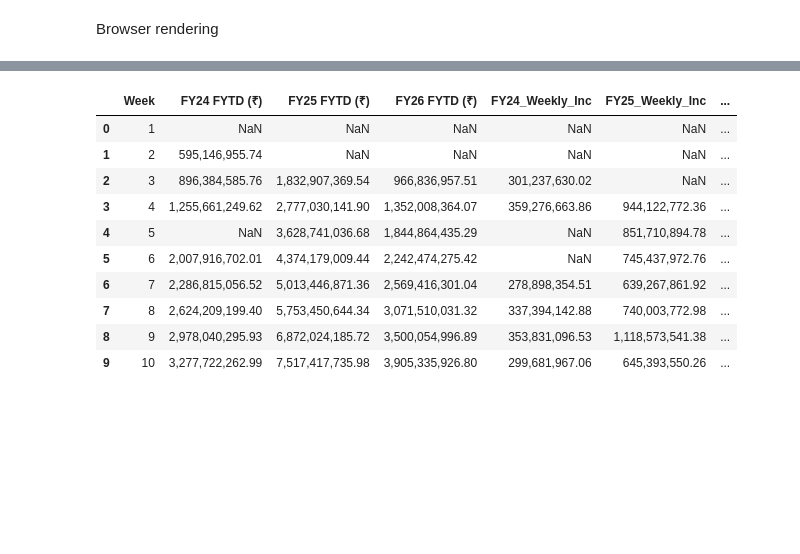
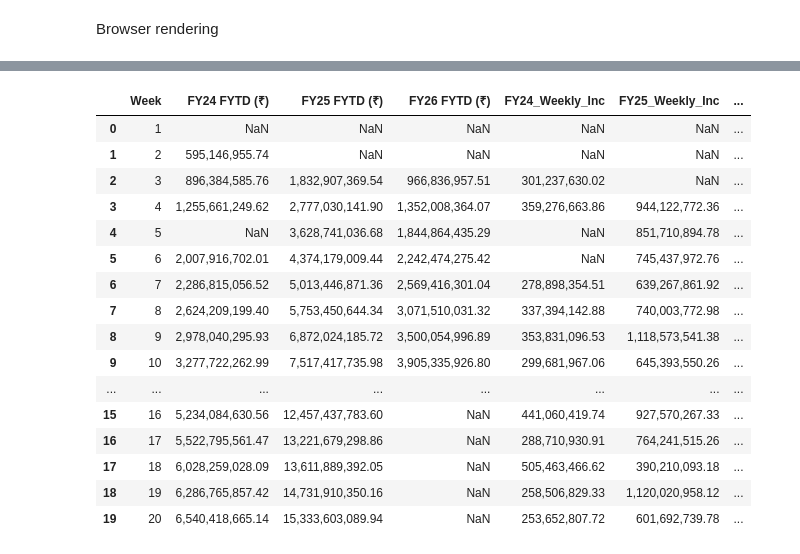
Before and after one commit to twoChar/Revenue-Forecast, a Jupyter notebook: m9.ipynb, the cells around one changed output, grey strips where cells are left out. Drawn from its saved outputs; the diff is of its cells as text; code cells hidden in the pictures; blank space fills up the shorter version.

```diff
--- a/m9.ipynb
+++ b/m9.ipynb
@@ -230,31 +249,37 @@ fig.show()
 # 📈 Weekly Increment from FYTD (same as earlier logic)
 # =========================================================
 
 fytd_table["FY24_Weekly_Inc"] = fytd_table["FY24 FYTD (₹)"].diff()
 fytd_table["FY25_Weekly_Inc"] = fytd_table["FY25 FYTD (₹)"].diff()
 fytd_table["FY26_Weekly_Inc"] = fytd_table["FY26 FYTD (₹)"].diff()
 
 # Handle Week 1 reset (FYTD starts fresh)
 fytd_table.loc[fytd_table["Week"] == 1, [
     "FY24_Weekly_Inc",
     "FY25_Weekly_Inc",
     "FY26_Weekly_Inc"
 ]] = fytd_table.loc[fytd_table["Week"] == 1, [
     "FY24 FYTD (₹)",
     "FY25 FYTD (₹)",
     "FY26 FYTD (₹)"
 ]]
 
-fytd_table.head(10)
+fytd_table.head(20)
 # %% [output]
 |  | Week | FY24 FYTD (₹) | FY25 FYTD (₹) | FY26 FYTD (₹) | FY24_Weekly_Inc | FY25_Weekly_Inc | ... |
 | 0 | 1 | NaN | NaN | NaN | NaN | NaN | ... |
 | 1 | 2 | 595,146,955.74 | NaN | NaN | NaN | NaN | ... |
 | 2 | 3 | 896,384,585.76 | 1,832,907,369.54 | 966,836,957.51 | 301,237,630.02 | NaN | ... |
 | 3 | 4 | 1,255,661,249.62 | 2,777,030,141.90 | 1,352,008,364.07 | 359,276,663.86 | 944,122,772.36 | ... |
 | 4 | 5 | NaN | 3,628,741,036.68 | 1,844,864,435.29 | NaN | 851,710,894.78 | ... |
 | 5 | 6 | 2,007,916,702.01 | 4,374,179,009.44 | 2,242,474,275.42 | NaN | 745,437,972.76 | ... |
 | 6 | 7 | 2,286,815,056.52 | 5,013,446,871.36 | 2,569,416,301.04 | 278,898,354.51 | 639,267,861.92 | ... |
 | 7 | 8 | 2,624,209,199.40 | 5,753,450,644.34 | 3,071,510,031.32 | 337,394,142.88 | 740,003,772.98 | ... |
 | 8 | 9 | 2,978,040,295.93 | 6,872,024,185.72 | 3,500,054,996.89 | 353,831,096.53 | 1,118,573,541.38 | ... |
 | 9 | 10 | 3,277,722,262.99 | 7,517,417,735.98 | 3,905,335,926.80 | 299,681,967.06 | 645,393,550.26 | ... |
+| ... | ... | ... | ... | ... | ... | ... | ... |
+| 15 | 16 | 5,234,084,630.56 | 12,457,437,783.60 | NaN | 441,060,419.74 | 927,570,267.33 | ... |
+| 16 | 17 | 5,522,795,561.47 | 13,221,679,298.86 | NaN | 288,710,930.91 | 764,241,515.26 | ... |
+| 17 | 18 | 6,028,259,028.09 | 13,611,889,392.05 | NaN | 505,463,466.62 | 390,210,093.18 | ... |
+| 18 | 19 | 6,286,765,857.42 | 14,731,910,350.16 | NaN | 258,506,829.33 | 1,120,020,958.12 | ... |
+| 19 | 20 | 6,540,418,665.14 | 15,333,603,089.94 | NaN | 253,652,807.72 | 601,692,739.78 | ... |
```
Also changed, not shown: parts of 39 cells of this notebook, 2 other files.
